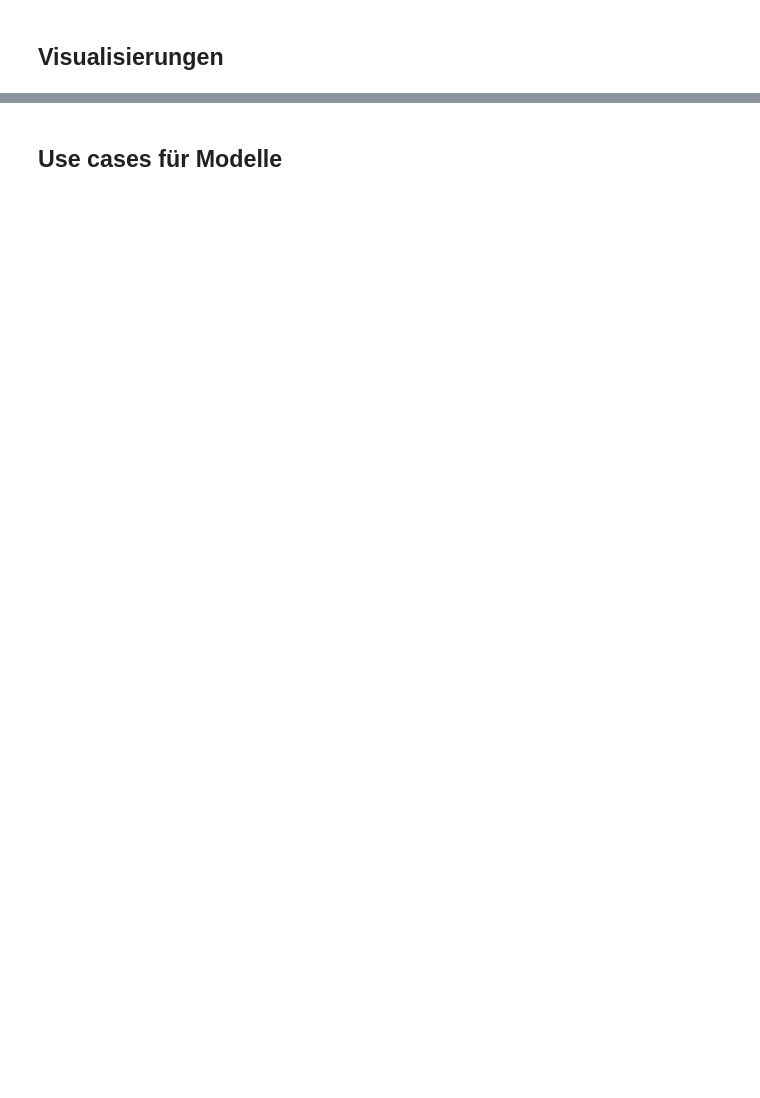
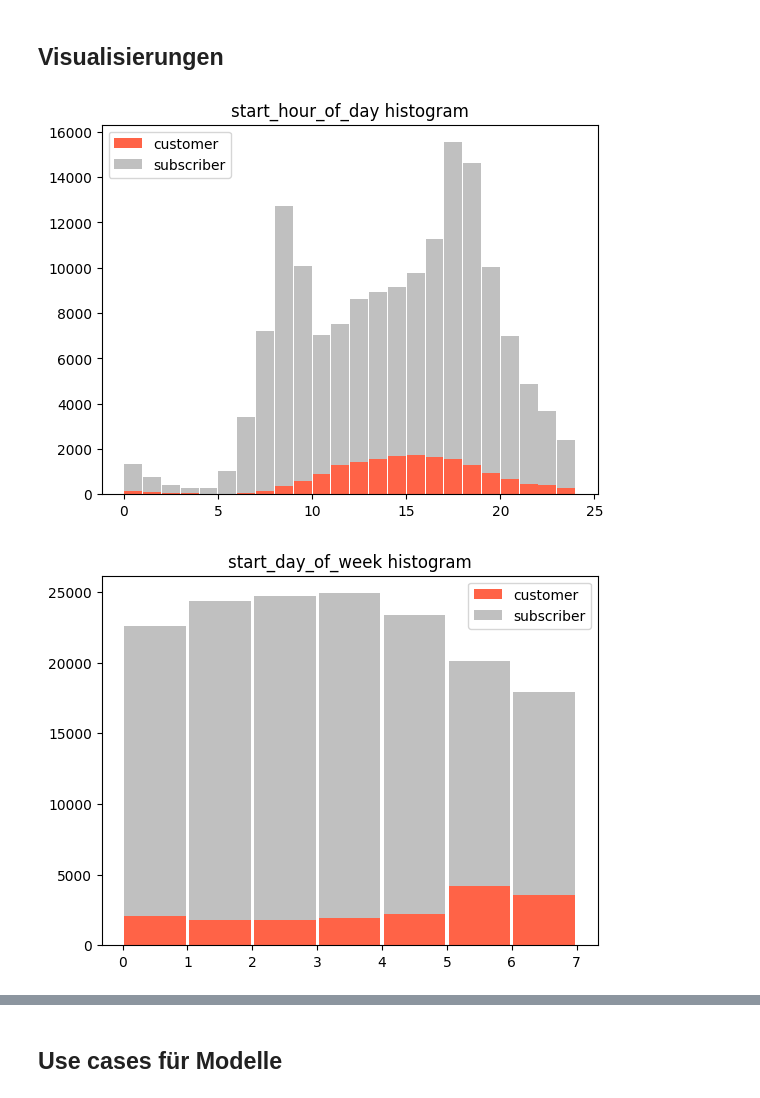
Before and after one commit to betancourt-c/ny_citibike, a Jupyter notebook: ny_citibike.ipynb, the cells around one changed output, grey strips where cells are left out. Saved outputs shown, nothing was run; the diff lists cells and outputs as text; code cells hidden in the pictures; blank space fills up the shorter version.

```diff
--- a/ny_citibike.ipynb
+++ b/ny_citibike.ipynb
@@ -228,21 +248,25 @@ data
 # %%
 # histogramme, sortiert nach customer und Subscriber
 plot_specs = [('start_hour_of_day', range(25)),
-              ('start_day_of_week', range(7)),
-              ('start_day_of_year', np.linspace(0, 366, num=20)),
+              ('start_day_of_week', range(8)),
+              ('start_day_of_year', np.linspace(0, 367, num=20)),
               ('duration_seconds', np.linspace(0, 3600, num=20)),
               ('crow_distance_meters', np.linspace(0, 6000, num=20)),
               ('crow_velocity_meters_per_second', np.linspace(0, 6, num=20)),
-              ('age', np.linspace(0, 80, num=20)),
+              ('age_years', np.linspace(0, 80, num=20)),
               ('gender_male', range(3)),
               ('gender_female', range(3)),
               ('gender_unknown', range(3))]
 
 data_customer = data[~data.test_set & data.customer==1]
 data_subscriber = data[~data.test_set & data.subscriber==1]
 
 for column, bins in plot_specs:
     plt.hist([data_customer[column], data_subscriber[column]], bins, stacked=True, rwidth=.95, color=['tomato', 'silver'])
     plt.title(f'{column} histogram')
+    plt.legend(['customer', 'subscriber'])
     plt.show()
     plt.close()
+# %% [output]
+[figure, added]
+[figure, added]
```
Also changed, not shown: parts of 24 cells of this notebook, 2 other files.
